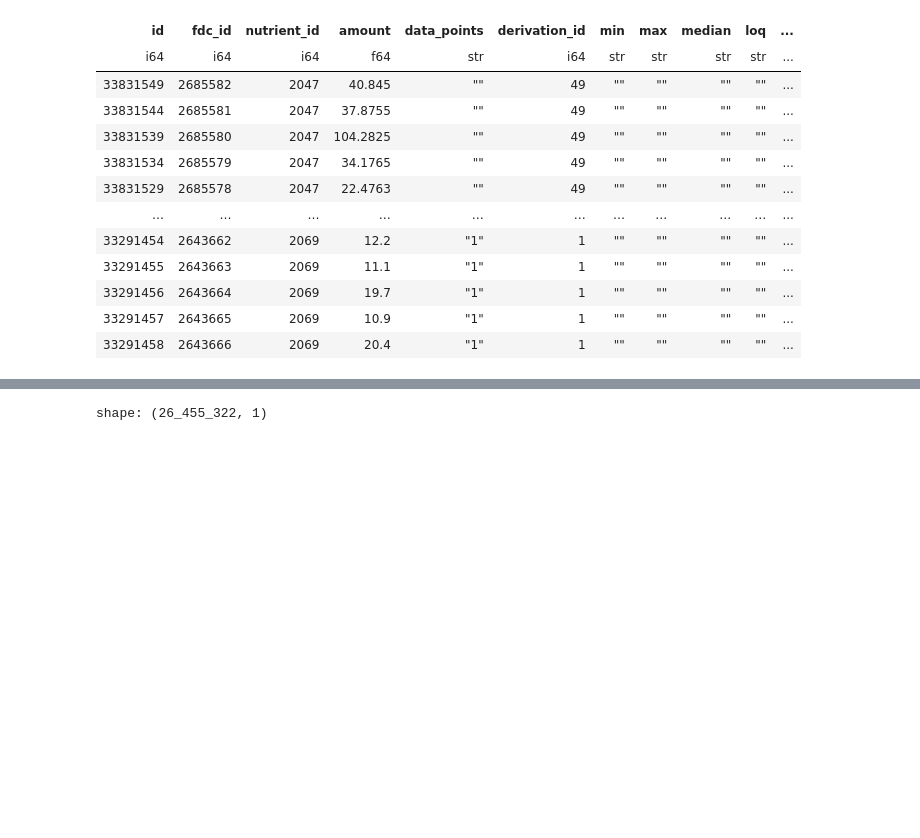
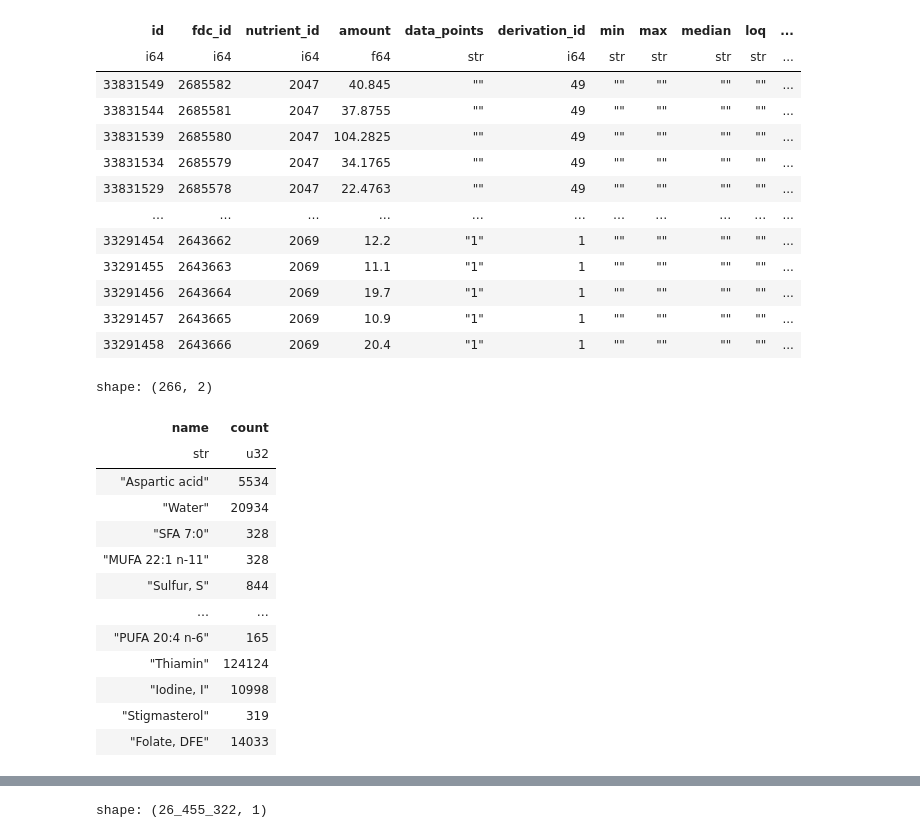
Before and after one commit to Qualidy/wiki-python-profi, a Jupyter notebook: coding/intro_polars.ipynb, the cells around one changed output, grey strips where cells are left out. Drawn from its saved outputs; the diff is of its cells as text; code cells hidden in the pictures; blank space fills up the shorter version.

```diff
--- a/coding/intro_polars.ipynb
+++ b/coding/intro_polars.ipynb
@@ -279,3 +298,22 @@ shape: (26_455_322, 22)
 | 33291456 | 2643664 | 2069 | 19.7 | "1" | 1 | "" | "" | "" | "" | ... |
 | 33291457 | 2643665 | 2069 | 10.9 | "1" | 1 | "" | "" | "" | "" | ... |
 | 33291458 | 2643666 | 2069 | 20.4 | "1" | 1 | "" | "" | "" | "" | ... |
+# %%
+df.group_by(
+    pl.col("name")
+).count()
+# %% [output]
+shape: (266, 2)
+| name | count |
+| str | u32 |
+| "Aspartic acid" | 5534 |
+| "Water" | 20934 |
+| "SFA 7:0" | 328 |
+| "MUFA 22:1 n-11" | 328 |
+| "Sulfur, S" | 844 |
+| … | … |
+| "PUFA 20:4 n-6" | 165 |
+| "Thiamin" | 124124 |
+| "Iodine, I" | 10998 |
+| "Stigmasterol" | 319 |
+| "Folate, DFE" | 14033 |
```
Also changed, not shown: parts of 6 cells of this notebook, 10 other files.
